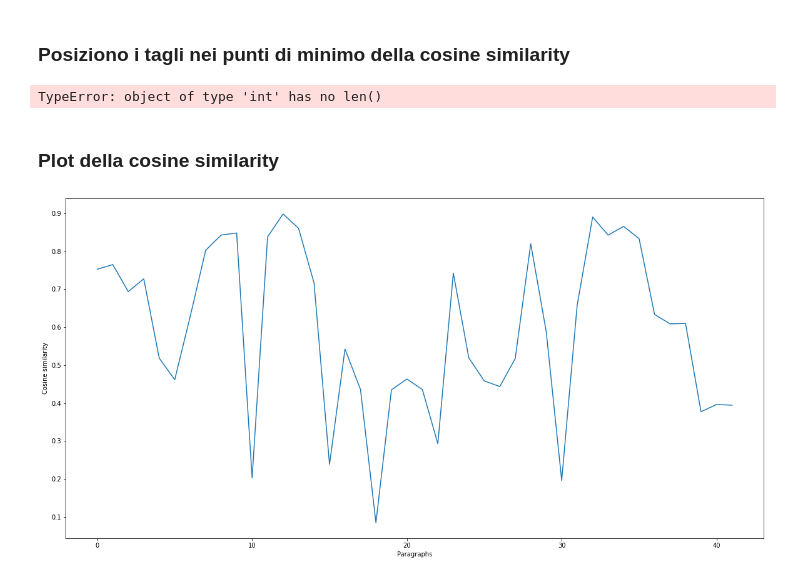
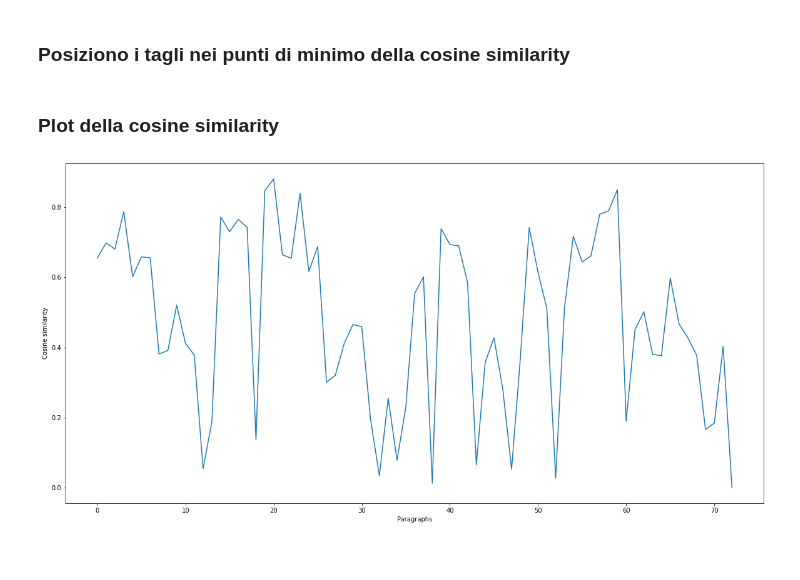
Before and after one commit to jakbtg/TLN, a Jupyter notebook: Di Caro/src/4-segmentation.ipynb, the cells around one changed output. Saved outputs shown, nothing was run; the diff lists cells and outputs as text; code cells hidden in the pictures.

Commit message:
trying with different splittings

```diff
--- a/Di Caro/src/4-segmentation.ipynb
+++ b/Di Caro/src/4-segmentation.ipynb
@@ -111,9 +111,9 @@ def get_paragraphs_list(document, n):
 ### Calcolo della cosine similarity tra ogni riga del file di input e la riga successiva
 # %%
 # Compute cosine similarity between all paragraphs
-def cos_sim():
+def cos_sim(n):
     cos_sim_list = []
-    par_list = get_paragraphs_list(doc, 120)
+    par_list = get_paragraphs_list(doc, n)
     for i in range(0, len(par_list) - 1):
         par1 = par_list[i]
         par2 = par_list[i + 1]
@@ -133,53 +133,63 @@ def find_mins(list):
     return mins
 
 # Get the indexes of the cut points
-def get_cut_indexes(document):
-    cos_sim_list, par_list = cos_sim()
-    print(cos_sim_list)
+def get_cut_indexes(document, n):
+    cos_sim_list, par_list = cos_sim(n)
     min_indexes = find_mins(cos_sim_list)
-    print(min_indexes)
     mins = [cos_sim_list[i] for i in min_indexes]
-    print(mins)
     mins = sorted(mins)[0:3]
-    print(mins)
     cut_indexes = [cos_sim_list.index(min) for min in mins]
-    print(cut_indexes)
     cut_indexes = sorted(cut_indexes)
-    print(cut_indexes)
-    cut_indexes = [i * 120 for i in cut_indexes]
-    print(cut_indexes)
-    cut_indexes.append(len(document))
-    print(cut_indexes)
+    cut_indexes = [i * n for i in cut_indexes]
     return cut_indexes
 
-get_cut_indexes(doc)
-
-# Split the original document into paragraphs based on the cut indexes
+# Find cut points and cut the document
 def cut_doc(document, cut_indexes):
     paragraphs = []
-    for i in range(0, len(cut_indexes) - 1):
-        paragraphs.append(document[cut_indexes[i]:cut_indexes[i + 1]])
+    p1 = document[0:cut_indexes[0]]
+    paragraphs.append(p1)
+    p2 = document[cut_indexes[0]:cut_indexes[1]]
+    paragraphs.append(p2)
+    p3 = document[cut_indexes[1]:cut_indexes[2]]
+    paragraphs.append(p3)
+    p4 = document[cut_indexes[2]:]
+    paragraphs.append(p4)
     return paragraphs
 
+
+# par = cut_doc(doc, get_cut_indexes(doc))
+# for paragraph in par:
+#     print(paragraph)
+#     print('\n\n\n\n')
+
 # Save results to an output file
-def save_to_file(paragraphs):
+def save_to_file(paragraphs, n):
     with open('../output/segmentation-result.txt', 'w') as f:
         for paragraph in paragraphs:
+            count = 0
+            count_N = 0
             for word in paragraph:
                 f.write(word + ' ')
-            f.write('\n\n\n\n')
+                count += 1
+                count_N += 1
+                if count == 18:
+                    f.write('\n')
+                    count = 0
+                if count_N == n:
+                    f.write('\nParagraph\n')
+                    count_N = 0
+            f.write('\n\n\n\n\n\n SEGMENTATION \n\n')
 
-# split_doc(doc, get_cut_indexes(doc))
+n = 70
+save_to_file(cut_doc(doc, get_cut_indexes(doc, n)), n)
-# %% [output]
-TypeError: object of type 'int' has no len()
 # %% [markdown]
 ### Plot della cosine similarity
 # %%
 # Plot the cosine similarity
 fig = plt.figure(figsize=(20, 10))
-plt.plot(cos_sim_list)
+plt.plot(cos_sim(n)[0])
 plt.xlabel('Paragraphs')
 plt.ylabel('Cosine similarity')
 plt.show()
 # %% [output]
-[figure, old version]
+[figure, new version]
```
Also changed, not shown: 1 other file.
